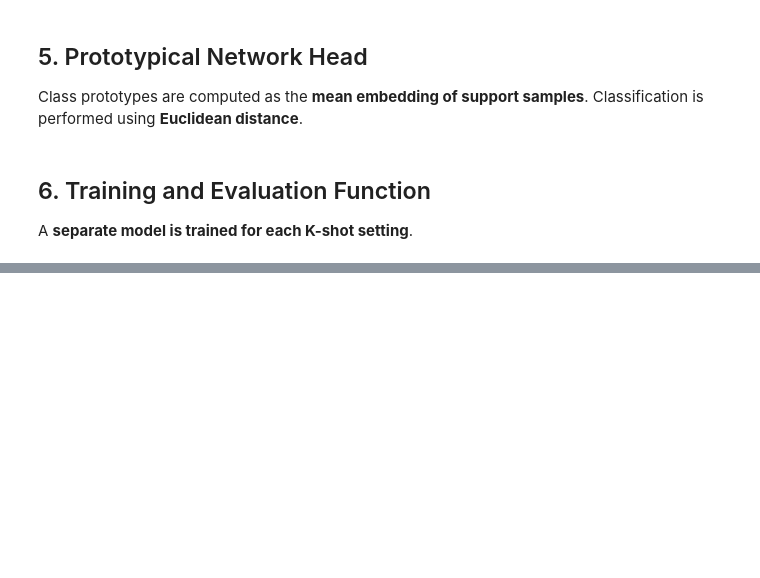
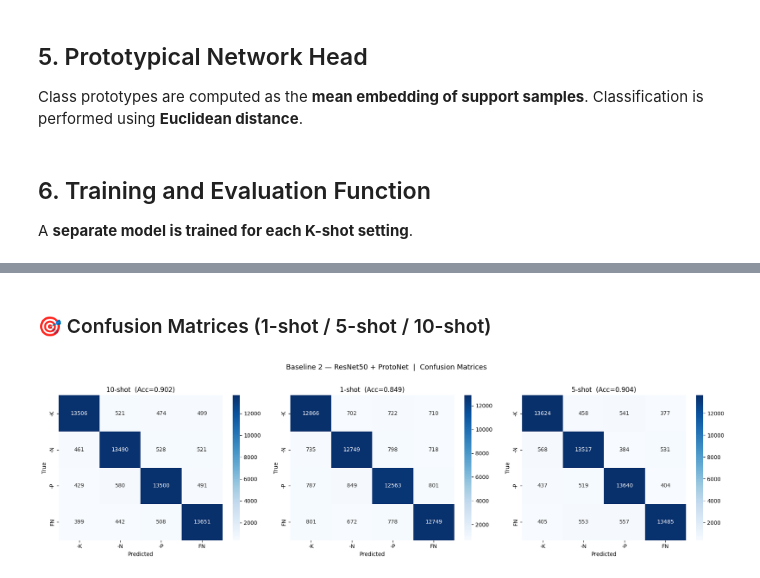
Before and after one commit to vishalpokuri/capstone, a Jupyter notebook: Baseline2_ResNet50_ProtoNet_FewShot.ipynb, the cells around one changed output, grey strips where cells are left out. Drawn from its saved outputs; the diff is of its cells as text; code cells hidden in the pictures; blank space fills up the shorter version.

```diff
--- a/Baseline2_ResNet50_ProtoNet_FewShot.ipynb
+++ b/Baseline2_ResNet50_ProtoNet_FewShot.ipynb
@@ -96,7 +99,7 @@ We remove the final fully connected (fc) layer and use only the **layer4 output*
 class ResNet50Encoder(nn.Module):
     def __init__(self):
         super().__init__()
-        resnet = models.resnet50(pretrained=True)
+        resnet = models.resnet50(weights=ResNet50_Weights.DEFAULT)
 
         # Remove classification head (fc)
         self.encoder = nn.Sequential(*list(resnet.children())[:-1])
@@ -331,0 +387,11 @@ Baseline 2: ResNet50 + ProtoNet
+# %%
+# ── 10-SHOT ─────────────────────────────────────────────────────────────────
+results += train_and_evaluate_with_metrics(
+    n_support_list   = [10],
+    n_way            = 4,
+    n_query          = 15,
+    n_train_episodes = 2000,
+    n_eval_episodes  = 1000,
+    learning_rate    = 0.001
+)
+print(f"✅ Done: {[r['Shot'] for r in results]}")
@@ -331,0 +441,29 @@ Baseline 2: ResNet50 + ProtoNet
+# %% [markdown]
+### 🎯 Confusion Matrices (1-shot / 5-shot / 10-shot)
+# %%
+class_names = ["-K", "-N", "-P", "FN"]
+
+# Only plot CMs that have actual data (non-zero)
+valid = [r for r in results if r["CM"].sum() > 0]
+
+if not valid:
+    print("⚠️  No confusion matrix data available (pre-loaded results). Run the plot after 10-shot completes.")
+else:
+    fig, axes = plt.subplots(1, len(valid), figsize=(6 * len(valid), 5))
+    if len(valid) == 1:
+        axes = [axes]
+
+    for ax, r in zip(axes, valid):
+        sns.heatmap(
+            r["CM"], annot=True, fmt="d", cmap="Blues",
+            xticklabels=class_names, yticklabels=class_names, ax=ax
+        )
+        ax.set_title(f"{r['Shot']}  (Acc={r['Accuracy']:.3f})")
+        ax.set_xlabel("Predicted")
+        ax.set_ylabel("True")
+
+    plt.suptitle("Baseline 2 — ResNet50 + ProtoNet  |  Confusion Matrices", fontsize=13, y=1.02)
+    plt.tight_layout()
+    plt.show()
+# %% [output]
+[figure, added]
```
Also changed, not shown: parts of 20 cells of this notebook, 9 other files.
